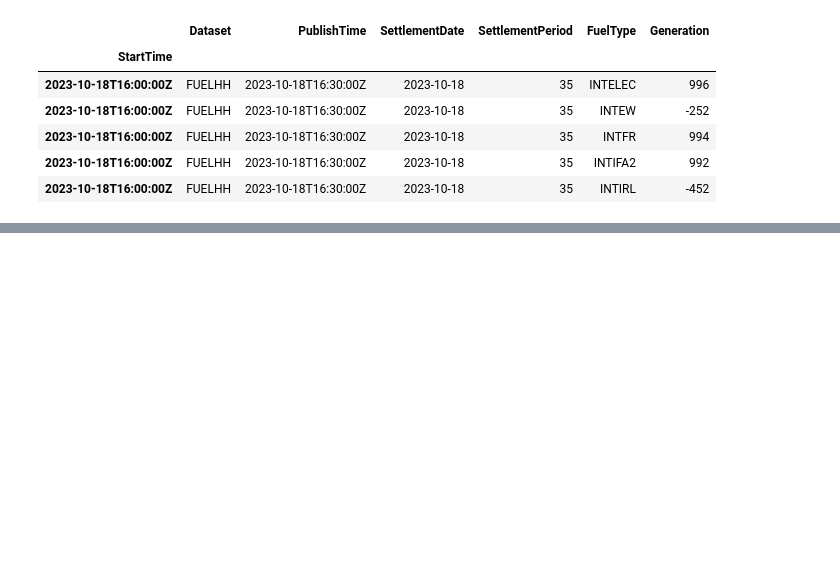
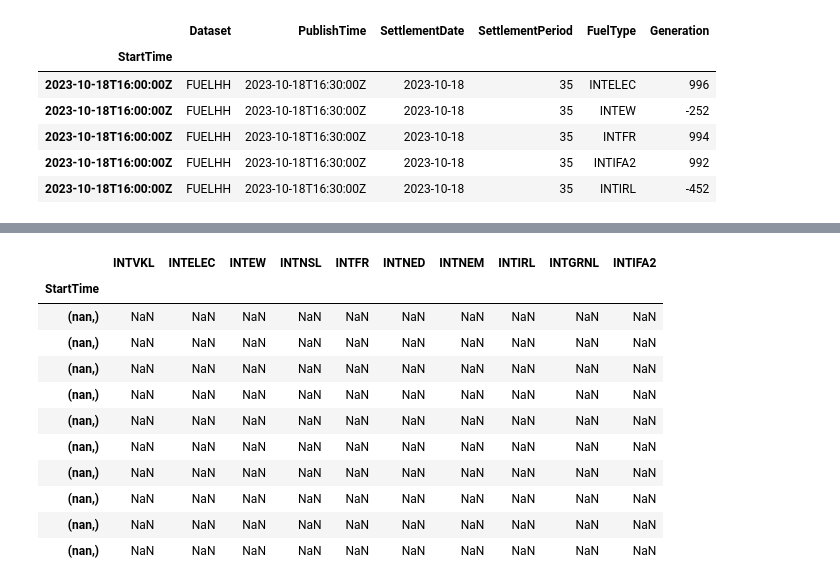
Before and after one commit to theglassofwater/Electricity, a Jupyter notebook: Interconnectors/interconnectors.ipynb, the cells around one changed output, grey strips where cells are left out. Cells and saved outputs as stored; diff of their text form; code cells hidden in the pictures; blank space fills up the shorter version.

```diff
--- a/Interconnectors/interconnectors.ipynb
+++ b/Interconnectors/interconnectors.ipynb
@@ -115,0 +100,15 @@ df2.head()
+# %%
+df2.set_index("StartTime")
+# %% [output]
+|  | INTVKL | INTELEC | INTEW | INTNSL | INTFR | INTNED | INTNEM | INTIRL | INTGRNL | INTIFA2 |
+| StartTime |  |  |  |  |  |  |  |  |  |  |
+| (nan,) | NaN | NaN | NaN | NaN | NaN | NaN | NaN | NaN | NaN | NaN |
+| (nan,) | NaN | NaN | NaN | NaN | NaN | NaN | NaN | NaN | NaN | NaN |
+| (nan,) | NaN | NaN | NaN | NaN | NaN | NaN | NaN | NaN | NaN | NaN |
+| (nan,) | NaN | NaN | NaN | NaN | NaN | NaN | NaN | NaN | NaN | NaN |
+| (nan,) | NaN | NaN | NaN | NaN | NaN | NaN | NaN | NaN | NaN | NaN |
+| (nan,) | NaN | NaN | NaN | NaN | NaN | NaN | NaN | NaN | NaN | NaN |
+| (nan,) | NaN | NaN | NaN | NaN | NaN | NaN | NaN | NaN | NaN | NaN |
+| (nan,) | NaN | NaN | NaN | NaN | NaN | NaN | NaN | NaN | NaN | NaN |
+| (nan,) | NaN | NaN | NaN | NaN | NaN | NaN | NaN | NaN | NaN | NaN |
+| (nan,) | NaN | NaN | NaN | NaN | NaN | NaN | NaN | NaN | NaN | NaN |
```
Also changed, not shown: parts of 16 cells of this notebook, 1 other file.
